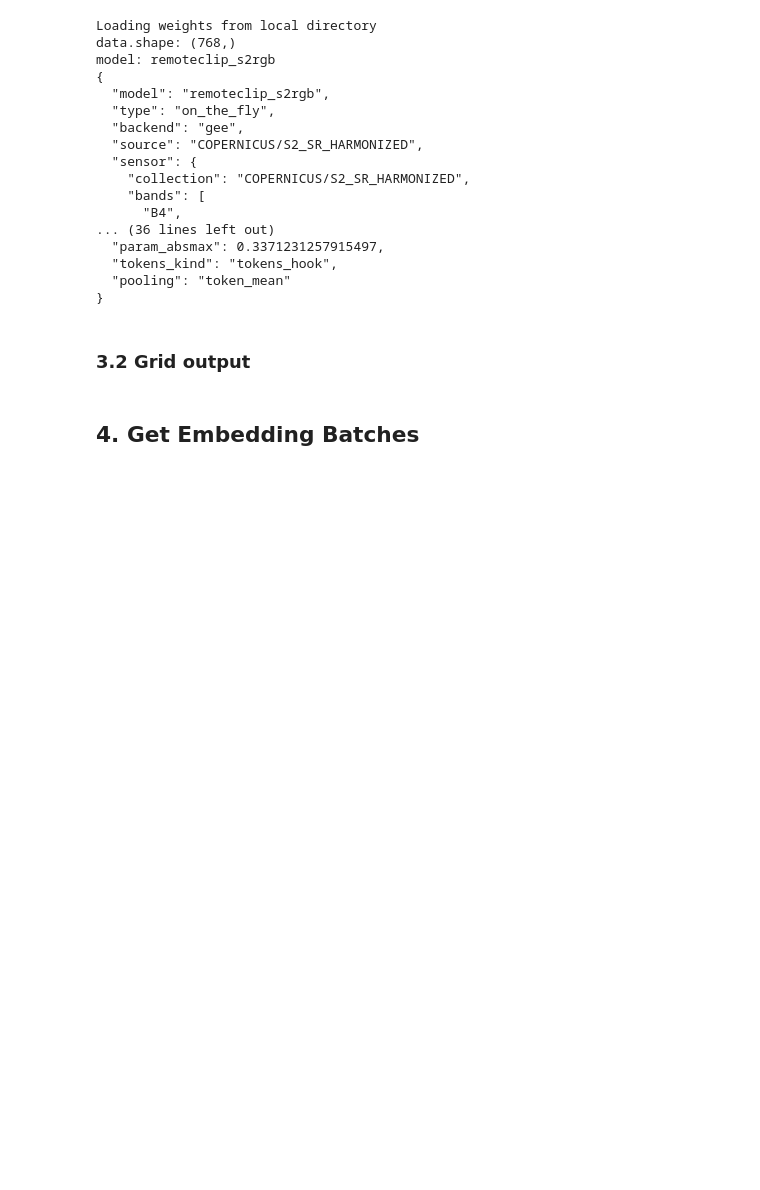
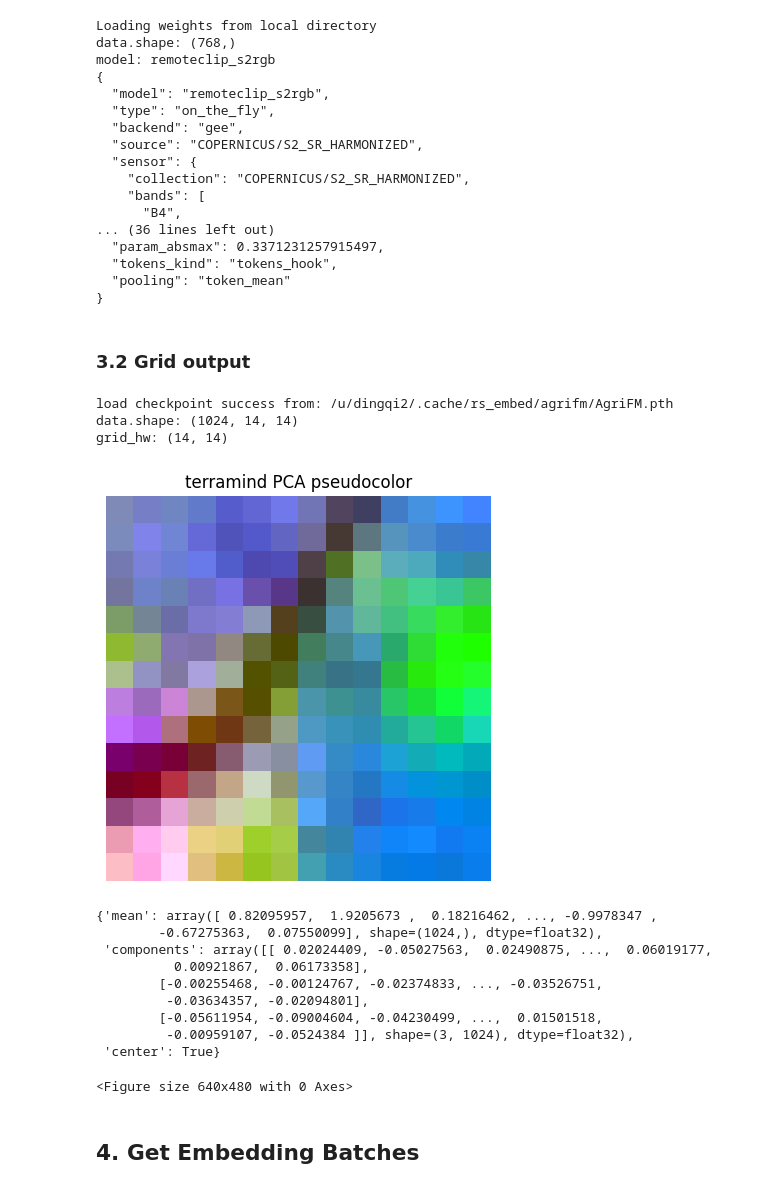
Before and after one commit to Dinghye/rs-embed, a Jupyter notebook: examples/playground.ipynb, the cells around one changed output. Drawn from its saved outputs; the diff is of its cells as text; code cells hidden in the pictures; blank space fills up the shorter version.

```diff
--- a/examples/playground.ipynb
+++ b/examples/playground.ipynb
@@ -177,18 +177,33 @@ model: remoteclip_s2rgb
 # %%
 emb_remoteclip_grid = get_embedding(
     "agrifm", #terramind
     spatial=spatial_point,
     temporal=temporal_range,
     output=OutputSpec.grid()
 )
 
 print("data.shape:", emb_remoteclip_grid.data.shape)
 print("grid_hw:", emb_remoteclip_grid.meta.get("grid_hw"))
 
 plot_embedding_pseudocolor(
     emb_remoteclip_grid,
-    title="agrifm PCA pseudocolor"
+    title="terramind PCA pseudocolor"
 )
+# %% [output]
+load checkpoint success from: /u/dingqi2/.cache/rs_embed/agrifm/AgriFM.pth
+data.shape: (1024, 14, 14)
+grid_hw: (14, 14)
+[figure, added]
+{'mean': array([ 0.82095957,  1.9205673 ,  0.18216462, ..., -0.9978347 ,
+        -0.67275363,  0.07550099], shape=(1024,), dtype=float32),
+ 'components': array([[ 0.02024409, -0.05027563,  0.02490875, ...,  0.06019177,
+          0.00921867,  0.06173358],
+        [-0.00255468, -0.00124767, -0.02374833, ..., -0.03526751,
+         -0.03634357, -0.02094801],
+        [-0.05611954, -0.09004604, -0.04230499, ...,  0.01501518,
+         -0.00959107, -0.0524384 ]], shape=(3, 1024), dtype=float32),
+ 'center': True}
+<Figure size 640x480 with 0 Axes>
 # %% [markdown]
 ## 4. Get Embedding Batches
 # %%
```
Also changed, not shown: parts of 3 cells of this notebook.
